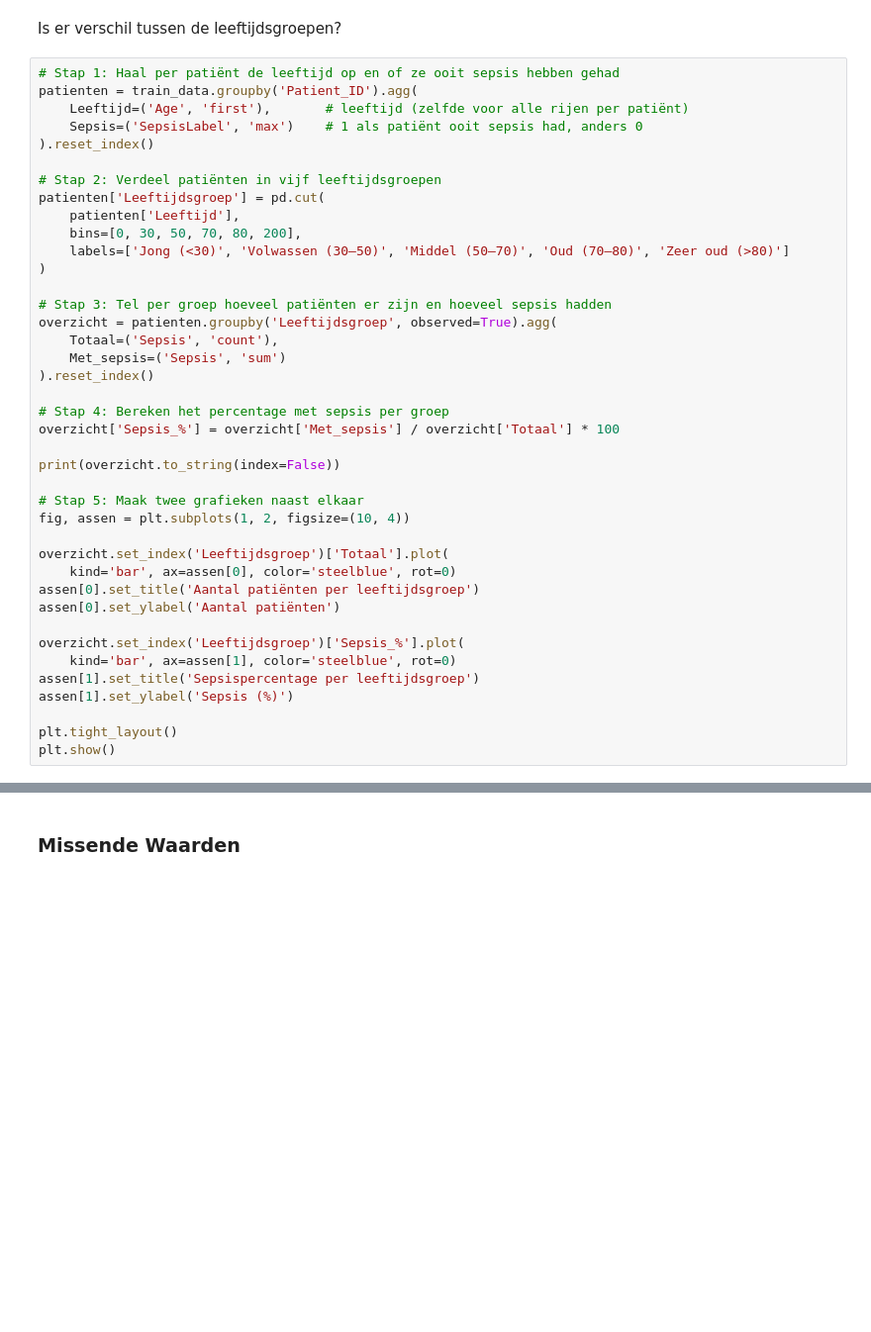
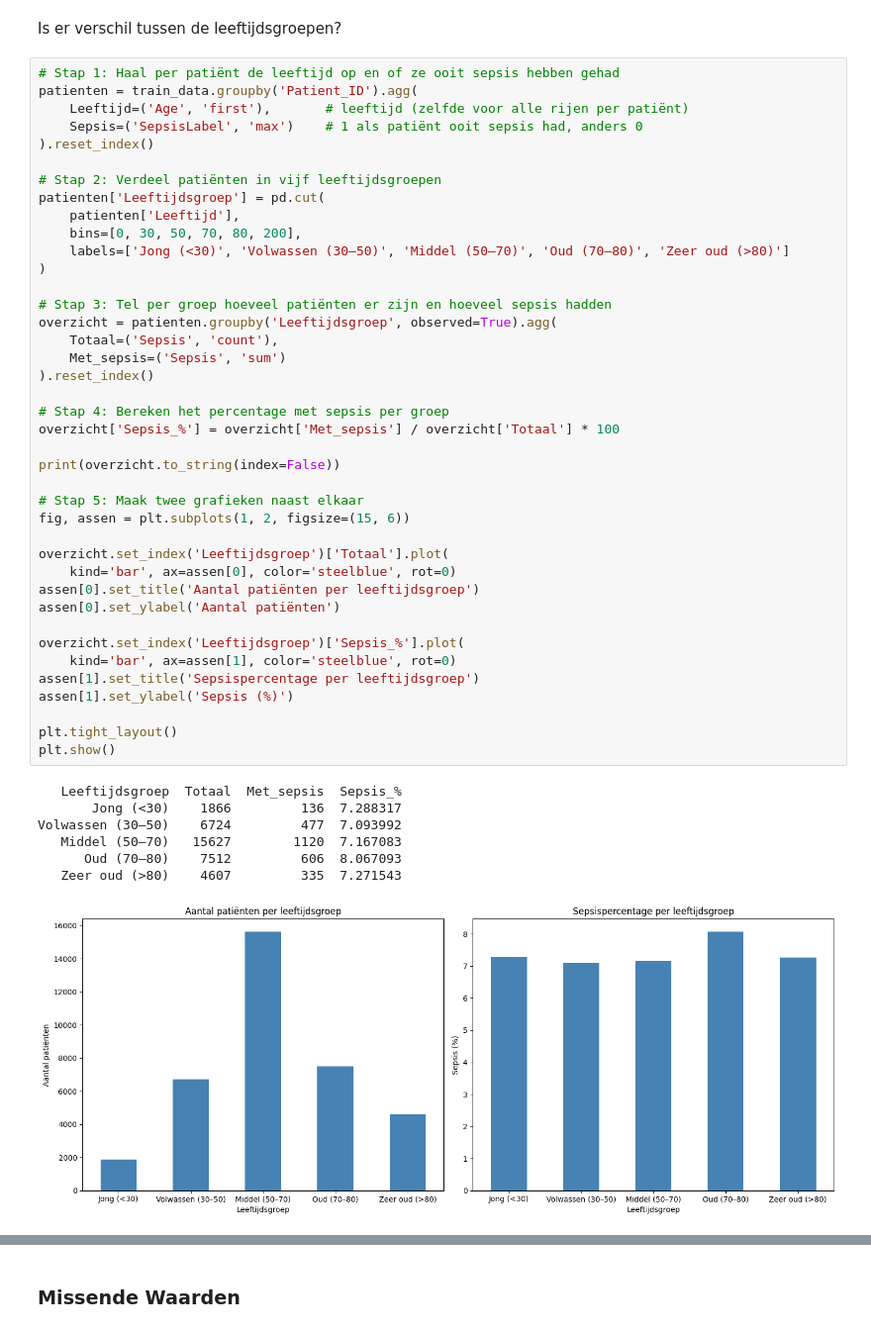
Before and after one commit to Tein-dev/vital-ai-Sepsisyphus, a Jupyter notebook: group-notebook.ipynb, the cells around one changed output, grey strips where cells are left out. Shown at 99% size. Saved outputs shown, nothing was run; the diff lists cells and outputs as text; blank space fills up the shorter version.

```diff
--- a/group-notebook.ipynb
+++ b/group-notebook.ipynb
@@ -237,32 +237,40 @@ patienten['Leeftijdsgroep'] = pd.cut(
     patienten['Leeftijd'],
     bins=[0, 30, 50, 70, 80, 200],
     labels=['Jong (<30)', 'Volwassen (30–50)', 'Middel (50–70)', 'Oud (70–80)', 'Zeer oud (>80)']
 )
 
 # Stap 3: Tel per groep hoeveel patiënten er zijn en hoeveel sepsis hadden
 overzicht = patienten.groupby('Leeftijdsgroep', observed=True).agg(
     Totaal=('Sepsis', 'count'),
     Met_sepsis=('Sepsis', 'sum')
 ).reset_index()
 
 # Stap 4: Bereken het percentage met sepsis per groep
 overzicht['Sepsis_%'] = overzicht['Met_sepsis'] / overzicht['Totaal'] * 100
 
 print(overzicht.to_string(index=False))
 
 # Stap 5: Maak twee grafieken naast elkaar
-fig, assen = plt.subplots(1, 2, figsize=(10, 4))
+fig, assen = plt.subplots(1, 2, figsize=(15, 6))
 
 overzicht.set_index('Leeftijdsgroep')['Totaal'].plot(
     kind='bar', ax=assen[0], color='steelblue', rot=0)
 assen[0].set_title('Aantal patiënten per leeftijdsgroep')
 assen[0].set_ylabel('Aantal patiënten')
 
 overzicht.set_index('Leeftijdsgroep')['Sepsis_%'].plot(
     kind='bar', ax=assen[1], color='steelblue', rot=0)
 assen[1].set_title('Sepsispercentage per leeftijdsgroep')
 assen[1].set_ylabel('Sepsis (%)')
 
 plt.tight_layout()
 plt.show()
+# %% [output]
+   Leeftijdsgroep  Totaal  Met_sepsis  Sepsis_%
+       Jong (<30)    1866         136  7.288317
+Volwassen (30–50)    6724         477  7.093992
+   Middel (50–70)   15627        1120  7.167083
+      Oud (70–80)    7512         606  8.067093
+   Zeer oud (>80)    4607         335  7.271543
+[figure, added]
 # %% [markdown]
```
Also changed, not shown: parts of 16 cells of this notebook.
